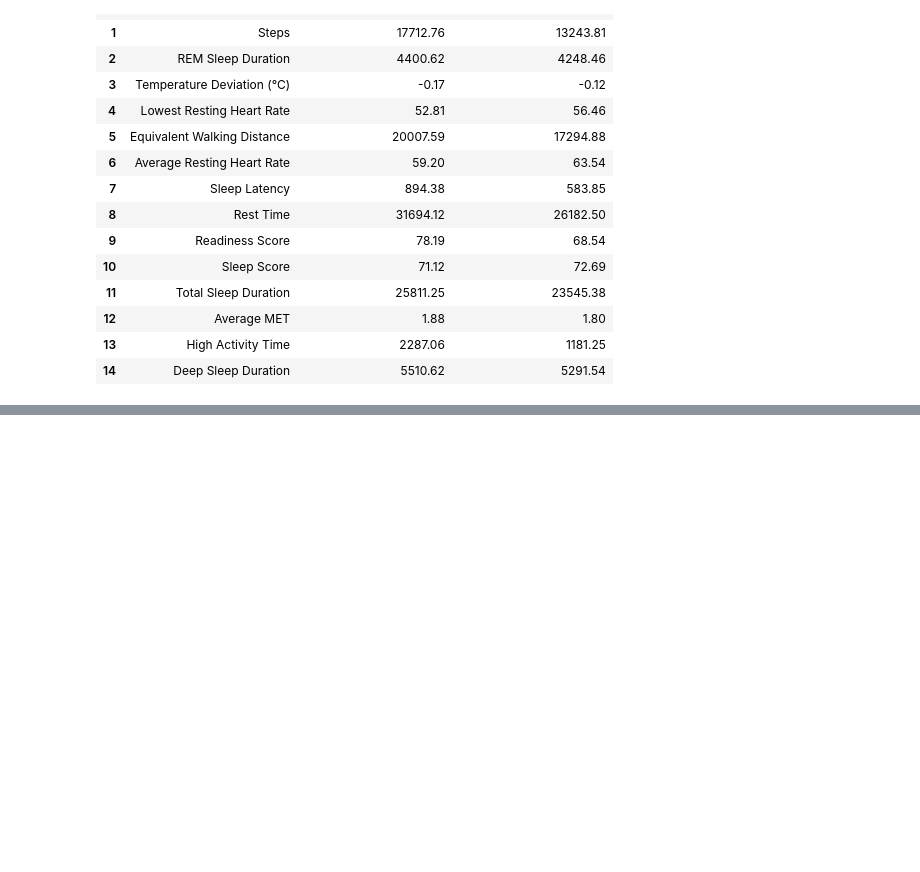
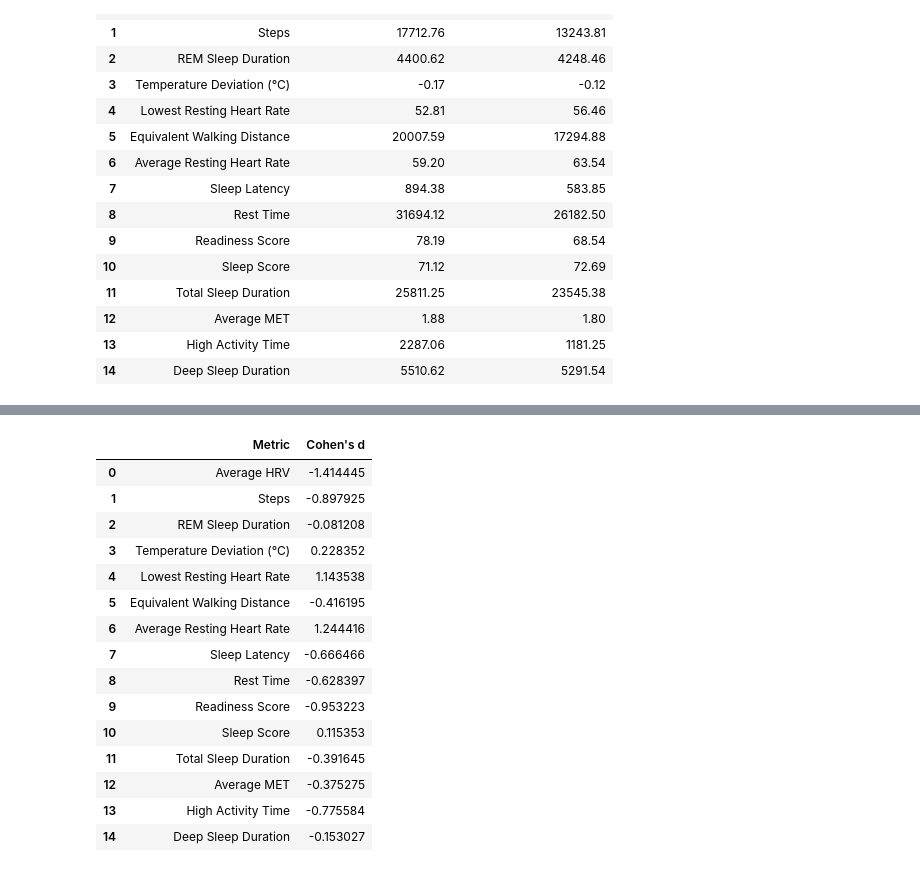
Before and after one commit to juliev42/basic-oura-analysis, a Jupyter notebook: notebooks/022125_med_analysis.ipynb, the cells around one changed output, grey strips where cells are left out. Saved outputs shown, nothing was run; the diff lists cells and outputs as text; code cells hidden in the pictures; blank space fills up the shorter version.

```diff
--- a/notebooks/022125_med_analysis.ipynb
+++ b/notebooks/022125_med_analysis.ipynb
@@ -96,0 +136,40 @@ avg_comparison_df
+# %%
+## Cohen's d effect size
+
+import numpy as np
+import pandas as pd
+
+# Function to calculate Cohen's d
+def cohen_d(x, y):
+    min_length = min(len(x), len(y))
+    x, y = x[:min_length], y[:min_length]
+    return (np.mean(y) - np.mean(x)) / np.sqrt((np.std(x, ddof=1) ** 2 + np.std(y, ddof=1) ** 2) / 2)
+
+# Ensure we only use numeric columns
+numeric_columns = pre_med_df.select_dtypes(include=['number']).columns
+
+# Calculate Cohen's d for each numeric column
+cohen_d_results = {col: cohen_d(pre_med_df[col], post_med_df[col]) for col in numeric_columns}
+
+# Convert results to DataFrame
+cohen_d_df = pd.DataFrame(list(cohen_d_results.items()), columns=["Metric", "Cohen's d"])
+
+# Display results
+cohen_d_df
+# %% [output]
+|  | Metric | Cohen's d |
+| 0 | Average HRV | -1.414445 |
+| 1 | Steps | -0.897925 |
+| 2 | REM Sleep Duration | -0.081208 |
+| 3 | Temperature Deviation (°C) | 0.228352 |
+| 4 | Lowest Resting Heart Rate | 1.143538 |
+| 5 | Equivalent Walking Distance | -0.416195 |
+| 6 | Average Resting Heart Rate | 1.244416 |
+| 7 | Sleep Latency | -0.666466 |
+| 8 | Rest Time | -0.628397 |
+| 9 | Readiness Score | -0.953223 |
+| 10 | Sleep Score | 0.115353 |
+| 11 | Total Sleep Duration | -0.391645 |
+| 12 | Average MET | -0.375275 |
+| 13 | High Activity Time | -0.775584 |
+| 14 | Deep Sleep Duration | -0.153027 |
```
Also changed, not shown: parts of 6 cells of this notebook.
